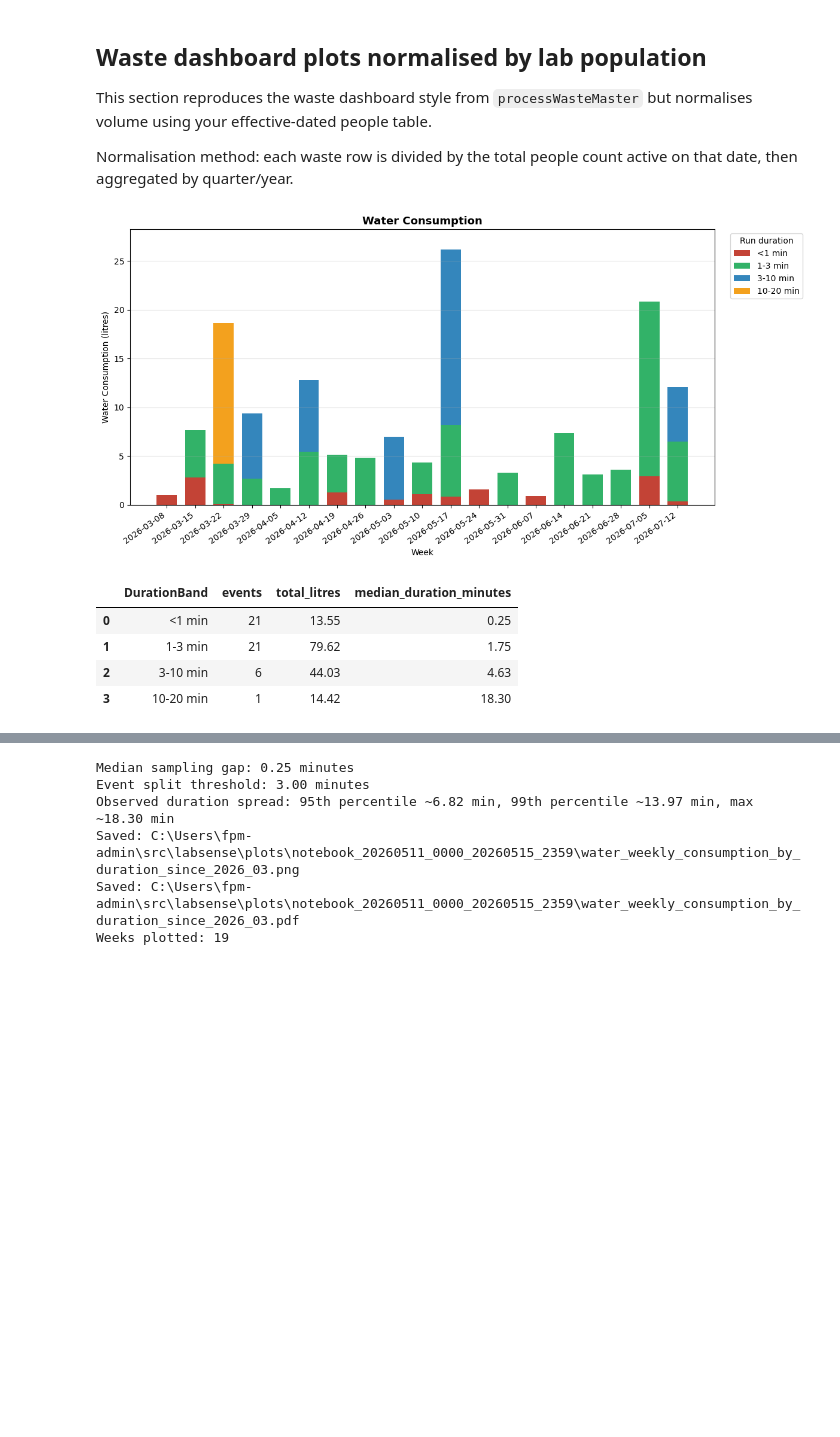
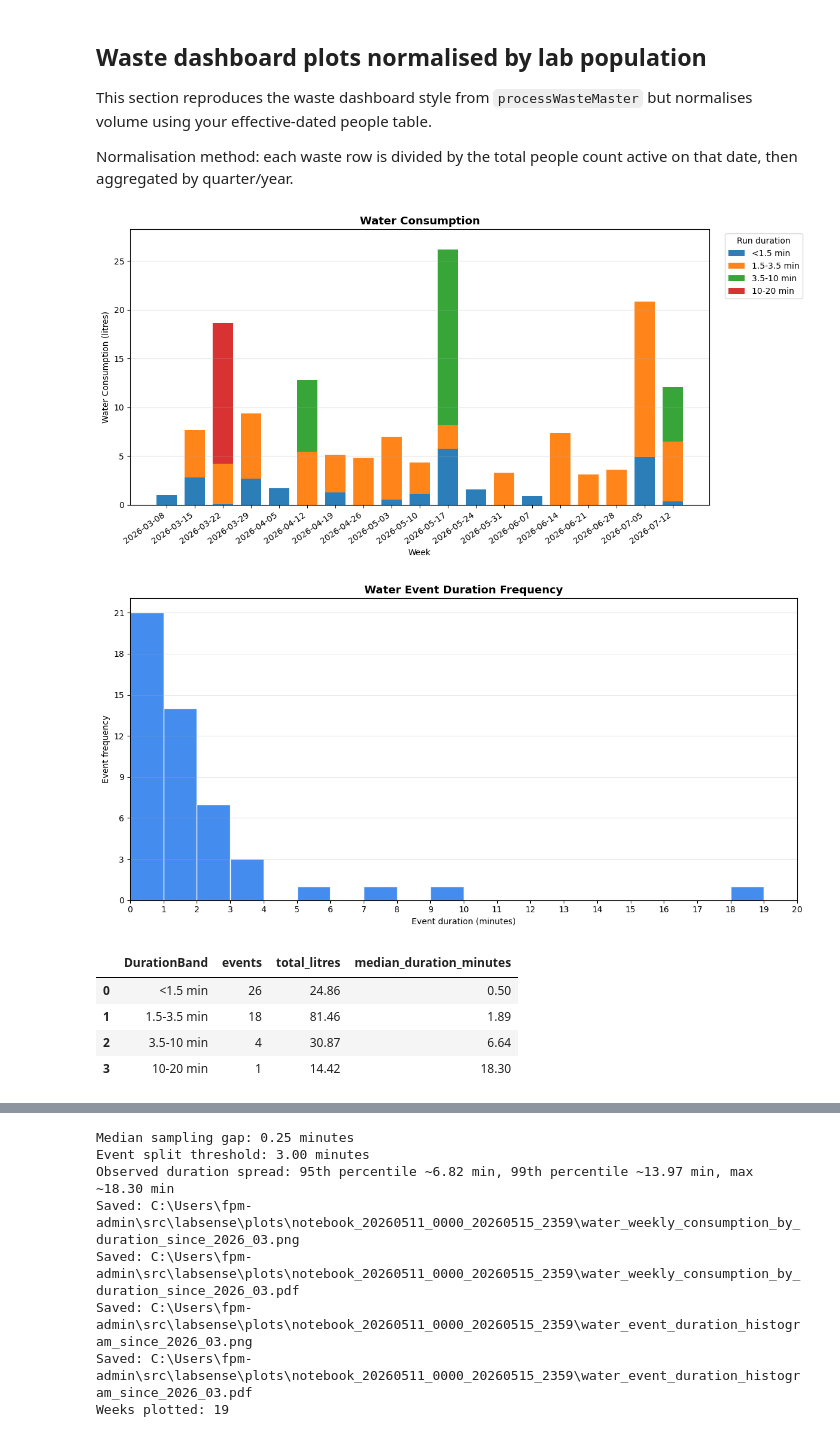
Before and after one commit to Cambridge-PAM/labsense, a Jupyter notebook: Analytics/analytics.ipynb, the cells around one changed output, grey strips where cells are left out. Saved outputs shown, nothing was run; the diff lists cells and outputs as text; code cells hidden in the pictures; blank space fills up the shorter version.

Commit message:
Update water plot

```diff
--- a/Analytics/analytics.ipynb
+++ b/Analytics/analytics.ipynb
@@ -1258,6 +1258,8 @@ display(total_q.rename("L_per_person").reset_index().sort_values("Quarter"))
 display(total_y.rename("L_per_person").reset_index().sort_values("Year"))
 # %%
 import matplotlib.pyplot as plt
+import numpy as np
+from matplotlib.ticker import MaxNLocator, MultipleLocator
 
 # Weekly water consumption since March 2026, grouped by continuous usage duration.
 water_start = pd.Timestamp("2026-03-01")
@@ -1316,14 +1318,13 @@ else:
         .apply(lambda period: period.end_time.normalize())
     )
 
-    # Bins chosen from the observed distribution: longest event ~35 min, 95% <= ~2 min.
-    duration_edges = [0.0, 1.0, 3.0, 10.0, 20.0, float("inf")]
+    # Weekly bar chart uses broader bins; histogram keeps 1-minute resolution.
+    duration_edges = [0.0, 1.5, 3.5, 10.0, 20.0]
     duration_labels = [
-        "<1 min",
-        "1-3 min",
-        "3-10 min",
+        "<1.5 min",
+        "1.5-3.5 min",
+        "3.5-10 min",
         "10-20 min",
-        "20+ min",
     ]
     event_summary["DurationBand"] = pd.cut(
         event_summary["duration_minutes"],
@@ -1371,11 +1372,10 @@ else:
 
         fig, ax = plt.subplots(figsize=(12, 6))
         color_map = {
-            "<1 min": "#c0392b",
-            "1-3 min": "#27ae60",
-            "3-10 min": "#2980b9",
-            "10-20 min": "#f39c12",
-            "20+ min": "#8e44ad",
+            "<1.5 min": "#1f77b4",
+            "1.5-3.5 min": "#ff7f0e",
+            "3.5-10 min": "#2ca02c",
+            "10-20 min": "#d62728",
         }
         duration_order = [
             band for band in duration_labels if band in weekly_duration_stack.columns
@@ -1406,36 +1406,69 @@ else:
             ha="right",
         )
         y_max = float(weekly_consumption["weekly_water_consumption"].max())
         ax.set_ylim(0, y_max * 1.08 if y_max > 0 else 1)
         ax.legend(title="Run duration", bbox_to_anchor=(1.02, 1), loc="upper left")
         fig.tight_layout()
 
         out_png = PLOT_DIR / "water_weekly_consumption_by_duration_since_2026_03.png"
         out_pdf = out_png.with_suffix(".pdf")
         fig.savefig(out_png, dpi=150, bbox_inches="tight")
         fig.savefig(out_pdf, bbox_inches="tight")
         plt.show()
         plt.close(fig)
 
+        # Histogram of event duration frequency over the same analysis period.
+        hist_bins = np.arange(
+            0, max(20.0, float(event_summary["duration_minutes"].max())) + 1.0, 1.0
+        )
+        fig_hist, ax_hist = plt.subplots(figsize=(12, 6))
+        ax_hist.hist(
+            event_summary["duration_minutes"],
+            bins=hist_bins,
+            color="#2f80ed",
+            edgecolor="white",
+            alpha=0.9,
+        )
+        ax_hist.set_title(
+            "Water Event Duration Frequency", fontsize=13, fontweight="bold"
+        )
+        ax_hist.set_xlabel("Event duration (minutes)")
+        ax_hist.set_ylabel("Event frequency")
+        ax_hist.set_xlim(0, 20)
+        ax_hist.xaxis.set_major_locator(MultipleLocator(1))
+        ax_hist.yaxis.set_major_locator(MaxNLocator(integer=True))
+        ax_hist.grid(True, axis="y", alpha=0.3)
+        fig_hist.tight_layout()
+
+        hist_png = PLOT_DIR / "water_event_duration_histogram_since_2026_03.png"
+        hist_pdf = hist_png.with_suffix(".pdf")
+        fig_hist.savefig(hist_png, dpi=150, bbox_inches="tight")
+        fig_hist.savefig(hist_pdf, bbox_inches="tight")
+        plt.show()
+        plt.close(fig_hist)
+
         display(
             duration_summary.round({"total_litres": 2, "median_duration_minutes": 2})
         )
         display(weekly_duration_stack.reset_index())
         print(f"Median sampling gap: {typical_gap_seconds / 60.0:.2f} minutes")
         print(f"Event split threshold: {gap_threshold_seconds / 60.0:.2f} minutes")
         print(
             "Observed duration spread: "
             f"95th percentile ~{event_summary['duration_minutes'].quantile(0.95):.2f} min, "
             f"99th percentile ~{event_summary['duration_minutes'].quantile(0.99):.2f} min, "
             f"max ~{event_summary['duration_minutes'].max():.2f} min"
         )
         print(f"Saved: {out_png}")
         print(f"Saved: {out_pdf}")
+        print(f"Saved: {hist_png}")
+        print(f"Saved: {hist_pdf}")
         print(f"Weeks plotted: {len(weekly_consumption)}")
 # %% [output]
-[figure, old version]
+[figure, new version]
+[figure, added]
 |  | DurationBand | events | total_litres | median_duration_minutes |
-| 0 | <1 min | 21 | 13.55 | 0.25 |
-| 1 | 1-3 min | 21 | 79.62 | 1.75 |
-| 2 | 3-10 min | 6 | 44.03 | 4.63 |
+| 0 | <1.5 min | 26 | 24.86 | 0.50 |
+| 1 | 1.5-3.5 min | 18 | 81.46 | 1.89 |
+| 2 | 3.5-10 min | 4 | 30.87 | 6.64 |
 | 3 | 10-20 min | 1 | 14.42 | 18.30 |
@@ -1461,6 +1494,8 @@ Event split threshold: 3.00 minutes
 Observed duration spread: 95th percentile ~6.82 min, 99th percentile ~13.97 min, max ~18.30 min
 Saved: C:\Users\fpm-admin\src\labsense\plots\notebook_20260511_0000_20260515_2359\water_weekly_consumption_by_duration_since_2026_03.png
 Saved: C:\Users\fpm-admin\src\labsense\plots\notebook_20260511_0000_20260515_2359\water_weekly_consumption_by_duration_since_2026_03.pdf
+Saved: C:\Users\fpm-admin\src\labsense\plots\notebook_20260511_0000_20260515_2359\water_event_duration_histogram_since_2026_03.png
+Saved: C:\Users\fpm-admin\src\labsense\plots\notebook_20260511_0000_20260515_2359\water_event_duration_histogram_since_2026_03.pdf
 Weeks plotted: 19
 # %%
 generated_pngs = sorted(PLOT_DIR.glob("*.png"))
```
Also changed, not shown: parts of 1 cell of this notebook.
